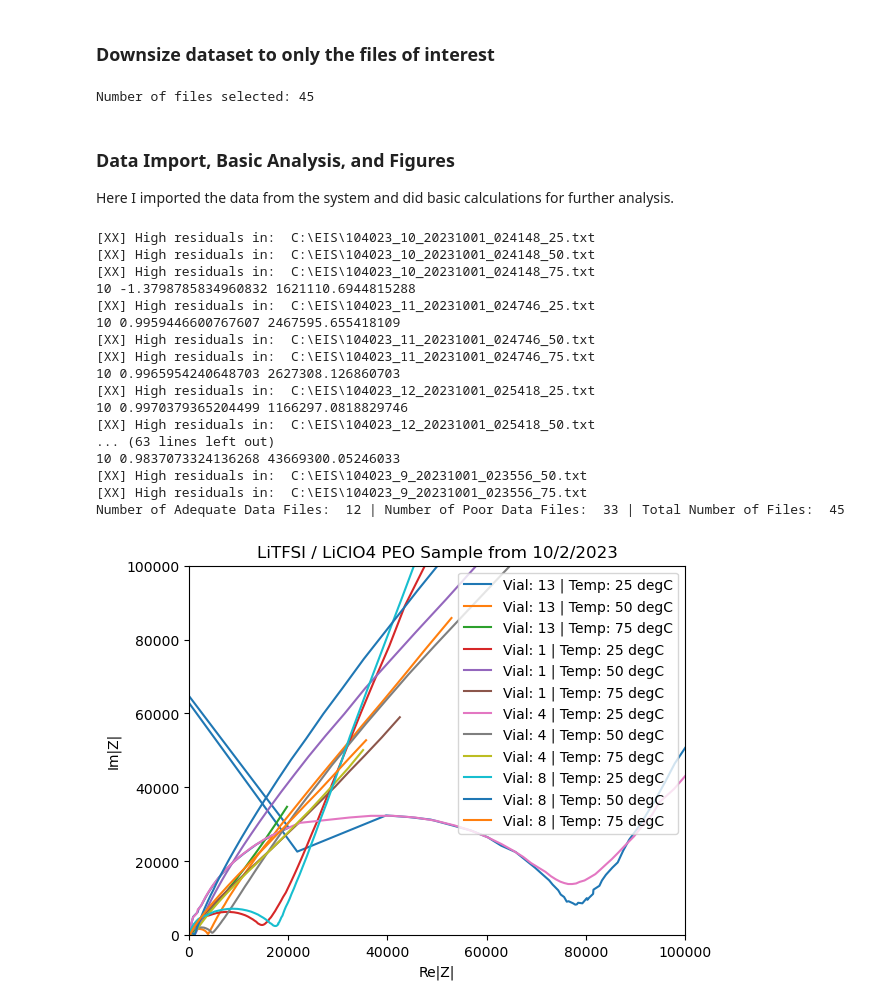
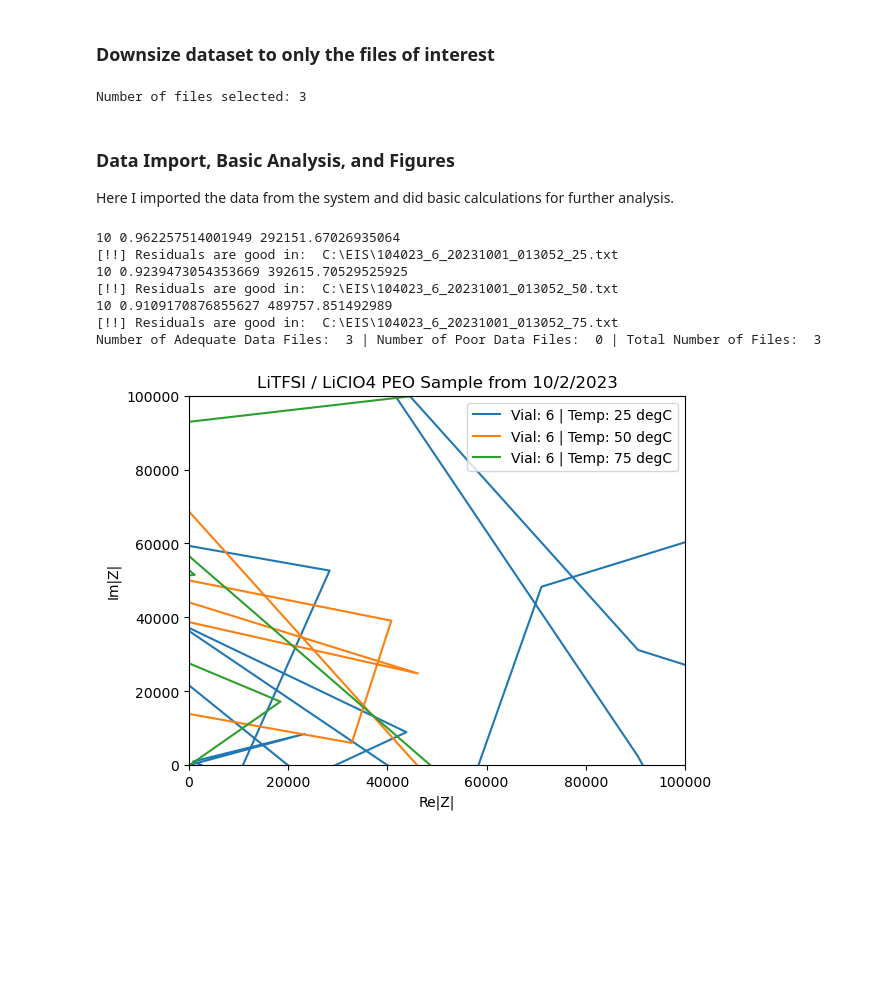
Before and after one commit to milesmsmith/auto-eis-conductivity, a Jupyter notebook: Data_Visualization_EIS.ipynb, the cells around one changed output. Saved outputs shown, nothing was run; the diff lists cells and outputs as text; code cells hidden in the pictures; blank space fills up the shorter version.

```diff
--- a/Data_Visualization_EIS.ipynb
+++ b/Data_Visualization_EIS.ipynb
@@ -30,7 +32,8 @@ directory_path = 'C:\EIS' # Unchained Labs computer USE THIS DIRECTORY PATH IN 6
 data_filter_selection = 1 # 1 = yes / 0 = no
 # If yes, I use the expected value of the residuals compared to a model to determine if the data is adequate.
 # What should the threshold be to flag data?
-avg_residuals_cutoff = 0.05
+# avg_residuals_cutoff = 0.05
+avg_residuals_cutoff = math.inf
 
 # Select equivalent circuit model
 user_circuit = 'R0-p(R2-Wo1,C2)'
@@ -65,8 +68,8 @@ Temperature (degC): 25
 # plate_number = '103965_'
 plate_number = "skip"
 
-# vial_number = '_13_' # YOU CAN FILTER BY VIAL NUMBER
-vial_number = "skip"
+vial_number = '_6_' # YOU CAN FILTER BY VIAL NUMBER
+# vial_number = "skip"
 
 # NOTE: Some of the dates are incorrect, so it might be good to configure the code to look at two dates.
 date1 = '_20231002_' # PICK THE DATE OF THE SAMPLE YOU ARE INTERESTED
@@ -74,7 +77,7 @@ date1 = '_20231002_' # PICK THE DATE OF THE SAMPLE YOU ARE INTERESTED
 date2 = '_20231001_'
 # date2 = "skip"
 
-# temperature = '_25' # YOU CAN FILTER BY TEMPERATURE
+# temperature = '_75' # YOU CAN FILTER BY TEMPERATURE
 temperature = "skip"
 # %% [markdown]
 ### Frequency Range
@@ -133,7 +136,7 @@ for path in path_names:
 
 print("Number of files selected: " + str(len(useful_path)))
 # %% [output]
-Number of files selected: 45
+Number of files selected: 3
 # %% [markdown]
 ### Data Import, Basic Analysis, and Figures
 Here I imported the data from the system and did basic calculations for further analysis.
@@ -163,7 +166,20 @@ for path in useful_path:
         vial_id_str = path_info[3]
         temp_str = path_info[4]
 
+        '''
+        conc_str = '0'
+        if int(vial_str) == 1:
+            conc_str = '0.2'
+        elif int(vial_str) == 4:
+            conc_str = '1'
+        elif int(vial_str) == 8:
+            conc_str = '2'
+        elif int(vial_str) == 13:
+            conc_str = '3.75'
+        '''
+
         path_id = "Vial: " + vial_str + " | Temp: " + temp_str + " degC"
+        # conc_id = conc_str + " mol  at " + temp_str + "degC"
 
         # Initialize arrays for impedance and conductivity values.
         ReZOhm = []
@@ -276,48 +292,38 @@ for path in useful_path:
             plt.ylabel('Im|Z|')
             plt.legend()
             plt.xlim((0, figure_lim))
             plt.ylim((0, figure_lim))
 
             '''
             plt.figure(3)
             fig, ax1 = plt.subplots()
             plt.title('Bode Plot: Magnitude and Phase as a function of Frequency')
             color = 'tab:blue'
             ax1.set_xlabel('Frequency [Hz]')
             ax1.set_ylabel('Magnitude', color=color)
             ax1.loglog(frequency, ZVector, label = path)
             ax1.tick_params(axis='y', labelcolor=color)
 
             ax2 = ax1.twinx()
             color = 'tab:red'
             ax2.set_ylabel('Phase', color=color)  # we already handled the x-label with ax1
             ax2.loglog(frequency, ZPhase, color = color)
             ax2.tick_params(axis='y', labelcolor=color)
             '''
 
         else:
             print("Dimensionality Error in file:" + path + "\nLength of Conductivity Array:" + str(len(conductivity)))
 
 print("Number of Adequate Data Files: ", good_data, "| Number of Poor Data Files: ", bad_data, "| Total Number of Files: ", good_data+bad_data)
 
 if (save_main_fig == 1):
     plt.savefig(save_path+'\mainfigure.png')
 # %% [output]
-[XX] High residuals in:  C:\EIS\104023_10_20231001_024148_25.txt
-[XX] High residuals in:  C:\EIS\104023_10_20231001_024148_50.txt
-[XX] High residuals in:  C:\EIS\104023_10_20231001_024148_75.txt
-10 -1.3798785834960832 1621110.6944815288
-[XX] High residuals in:  C:\EIS\104023_11_20231001_024746_25.txt
-10 0.9959446600767607 2467595.655418109
-[XX] High residuals in:  C:\EIS\104023_11_20231001_024746_50.txt
-[XX] High residuals in:  C:\EIS\104023_11_20231001_024746_75.txt
-10 0.9965954240648703 2627308.126860703
-[XX] High residuals in:  C:\EIS\104023_12_20231001_025418_25.txt
-10 0.9970379365204499 1166297.0818829746
-[XX] High residuals in:  C:\EIS\104023_12_20231001_025418_50.txt
-... (63 lines left out)
-10 0.9837073324136268 43669300.05246033
-[XX] High residuals in:  C:\EIS\104023_9_20231001_023556_50.txt
-[XX] High residuals in:  C:\EIS\104023_9_20231001_023556_75.txt
-Number of Adequate Data Files:  12 | Number of Poor Data Files:  33 | Total Number of Files:  45
+10 0.962257514001949 292151.67026935064
+[!!] Residuals are good in:  C:\EIS\104023_6_20231001_013052_25.txt
+10 0.9239473054353669 392615.70529525925
+[!!] Residuals are good in:  C:\EIS\104023_6_20231001_013052_50.txt
+10 0.9109170876855627 489757.851492989
+[!!] Residuals are good in:  C:\EIS\104023_6_20231001_013052_75.txt
+Number of Adequate Data Files:  3 | Number of Poor Data Files:  0 | Total Number of Files:  3
-[figure, old version]
+[figure, new version]
```
Also changed, not shown: parts of 1 cell of this notebook, 4 other files.
